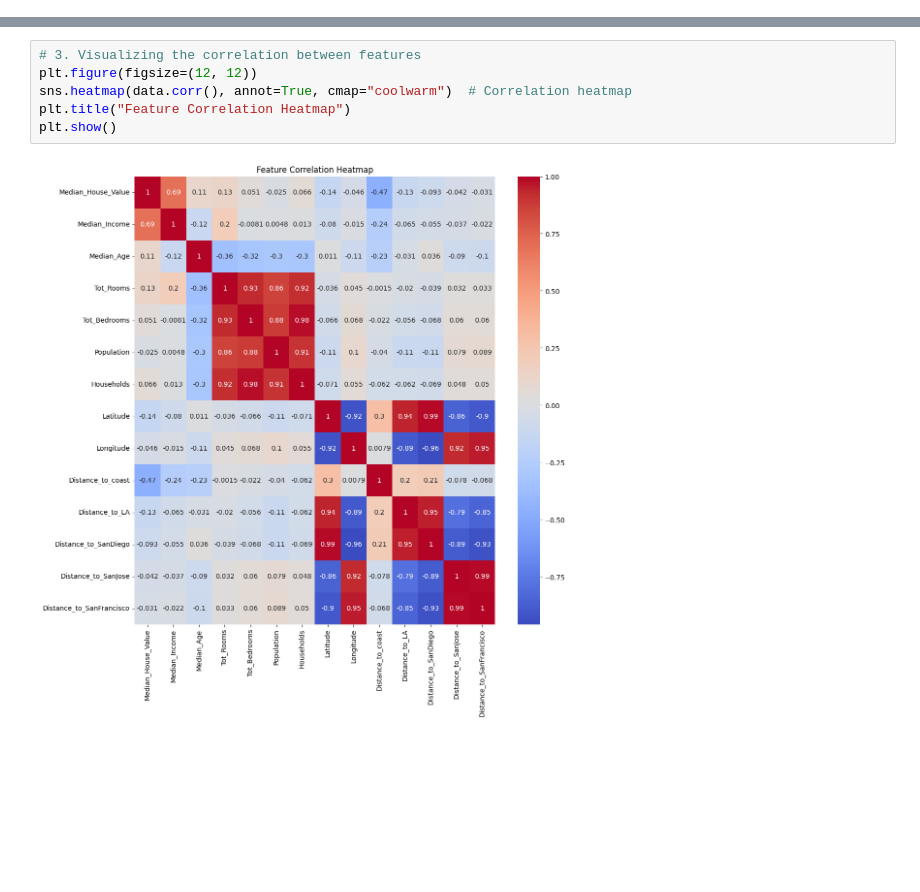
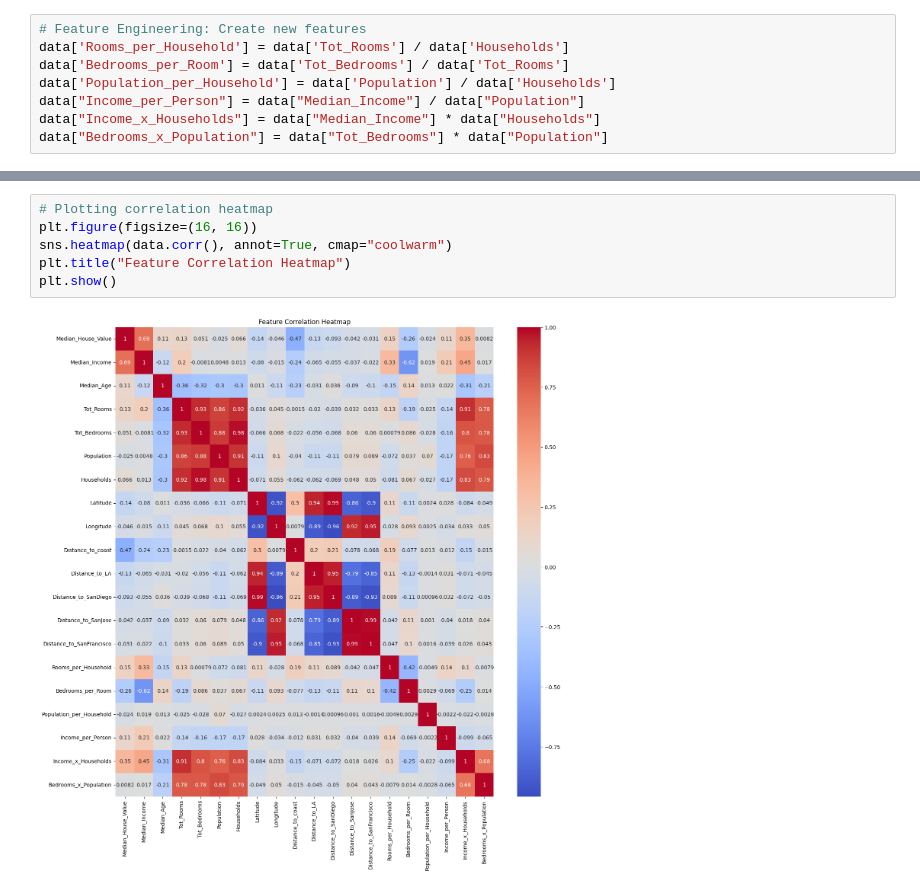
Before and after one commit to ahammadshawki8/ML-Projects, a Jupyter notebook: CALIFORNIA HOUSING/solve.ipynb, the cells around one changed output, grey strips where cells are left out. Drawn from its saved outputs; the diff is of its cells as text; blank space fills up the shorter version.

```diff
--- a/CALIFORNIA HOUSING/solve.ipynb
+++ b/CALIFORNIA HOUSING/solve.ipynb
@@ -54,0 +145,8 @@ dtype: int64
+# %%
+# Feature Engineering: Create new features
+data['Rooms_per_Household'] = data['Tot_Rooms'] / data['Households']
+data['Bedrooms_per_Room'] = data['Tot_Bedrooms'] / data['Tot_Rooms']
+data['Population_per_Household'] = data['Population'] / data['Households']
+data["Income_per_Person"] = data["Median_Income"] / data["Population"]
+data["Income_x_Households"] = data["Median_Income"] * data["Households"]
+data["Bedrooms_x_Population"] = data["Tot_Bedrooms"] * data["Population"]
@@ -55,8 +175,8 @@ dtype: int64
 # %%
-# 3. Visualizing the correlation between features
-plt.figure(figsize=(12, 12))
-sns.heatmap(data.corr(), annot=True, cmap="coolwarm")  # Correlation heatmap
+# Plotting correlation heatmap
+plt.figure(figsize=(16, 16))
+sns.heatmap(data.corr(), annot=True, cmap="coolwarm")
 plt.title("Feature Correlation Heatmap")
 plt.show()
 # %% [output]
-[figure, old version]
+[figure, new version]
```
Also changed, not shown: parts of 29 cells of this notebook, 2 other files.
